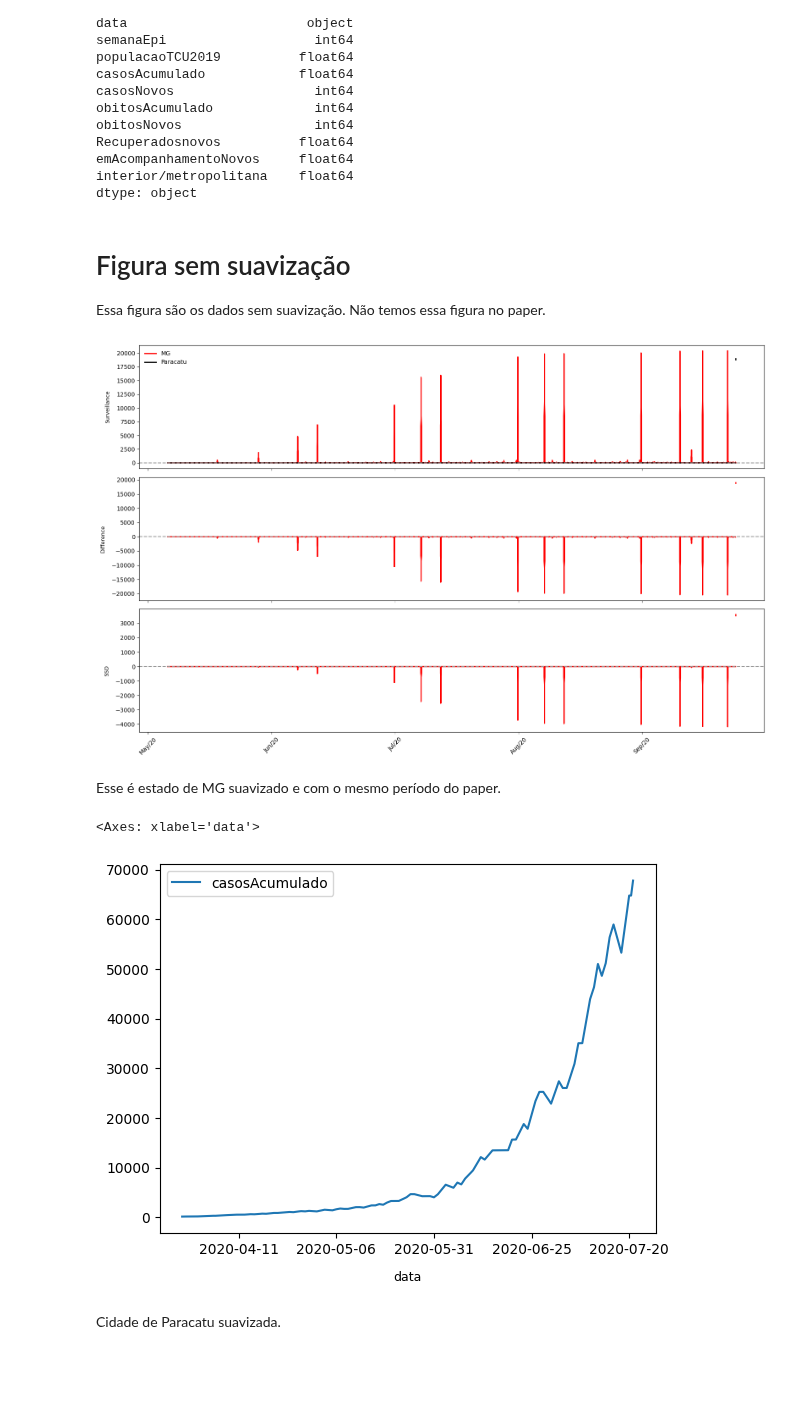
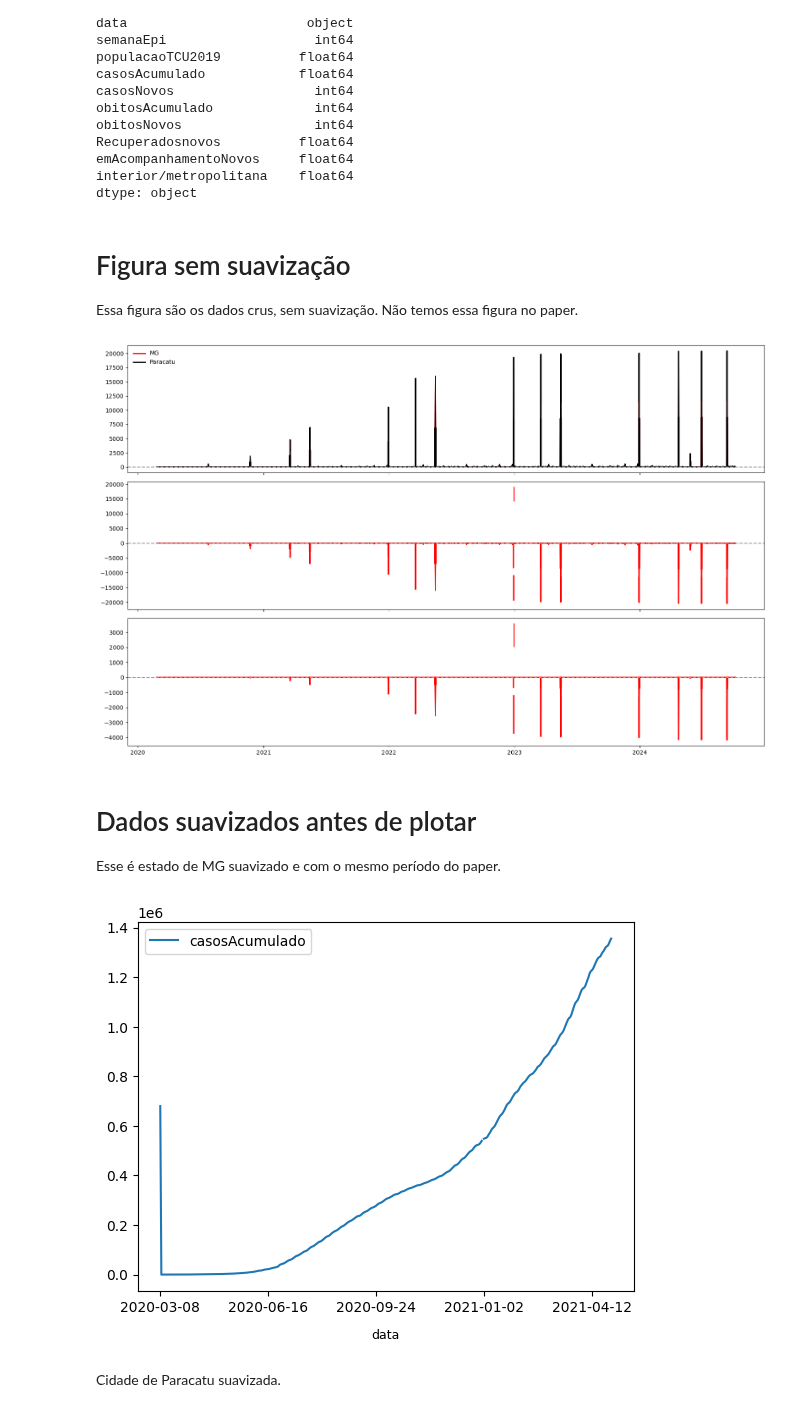
Before and after one commit to carloszan/covid, a Jupyter notebook: 2.figuras-com-todos-os-dados.ipynb, the cells around one changed output. Cells and saved outputs as stored; diff of their text form; code cells hidden in the pictures; blank space fills up the shorter version.

```diff
--- a/2.figuras-com-todos-os-dados.ipynb
+++ b/2.figuras-com-todos-os-dados.ipynb
@@ -125,7 +131,7 @@ def save_figs(df1, df2, population_col, cases_col, date_col, df1_legend, df2_leg
 # %% [markdown]
 # Figura sem suavização
 
-Essa figura são os dados sem suavização. Não temos essa figura no paper.
+Essa figura são os dados crus, sem suavização. Não temos essa figura no paper.
 # %%
 # df1 = pd.read_csv('MG.csv', sep=';').sort_values(by='date')
 # df2 = pd.read_excel('PARACATU.xlsx').sort_values(by='date')
@@ -133,21 +139,24 @@ Essa figura são os dados sem suavização. Não temos essa figura no paper.
 df1 = df[df['estado'] == 'MG']
 df2 = df[df['municipio'] == 'Paracatu']
 
-save_figs(df1, df2, 'populacaoTCU2019', 'casosAcumulado', 'data', 'MG', 'Paracatu')
+_, _ = save_figs(df1, df2, 'populacaoTCU2019', 'casosAcumulado', 'data', 'MG', 'Paracatu')
 # %% [output]
-[figure, old version]
+[figure, new version]
 # %% [markdown]
+# Dados suavizados antes de plotar
+
 Esse é estado de MG suavizado e com o mesmo período do paper.
+# %%
+smoth_factor = 2 # Fator suavizante
 # %%
-df1 = df[(df['estado'] == 'MG') & (df['data'] >= '2020-03-08') & (df['data'] <= '2020-07-31') & (df['municipio'].isna())].reset_index()
-values, *_ = smooth_covid(df1['data'].values, df1['casosAcumulado'].values, 42)
+df1 = df[(df['estado'] == 'MG') & (df['data'] >= '2020-03-08') & (df['data'] <= '2021-04-31') & (df['populacaoTCU2019'].notna()) & (df['municipio'].isna())].reset_index()
+values, *_ = smooth_covid(df1['data'].values, df1['casosAcumulado'].values, smoth_factor)
 smoothed_df1 = df1.copy()
 smoothed_df1['casosAcumulado'] = values
 
-smoothed_df1.plot(x='data', y='casosAcumulado')
+_ = smoothed_df1.sort_values(by="data").plot(x='data', y='casosAcumulado')
 # %% [output]
-<Axes: xlabel='data'>
-[figure, old version]
+[figure, new version]
 # %% [markdown]
 Cidade de Paracatu suavizada.
 # %%
```
Also changed, not shown: parts of 10 cells of this notebook, 1 other file.
